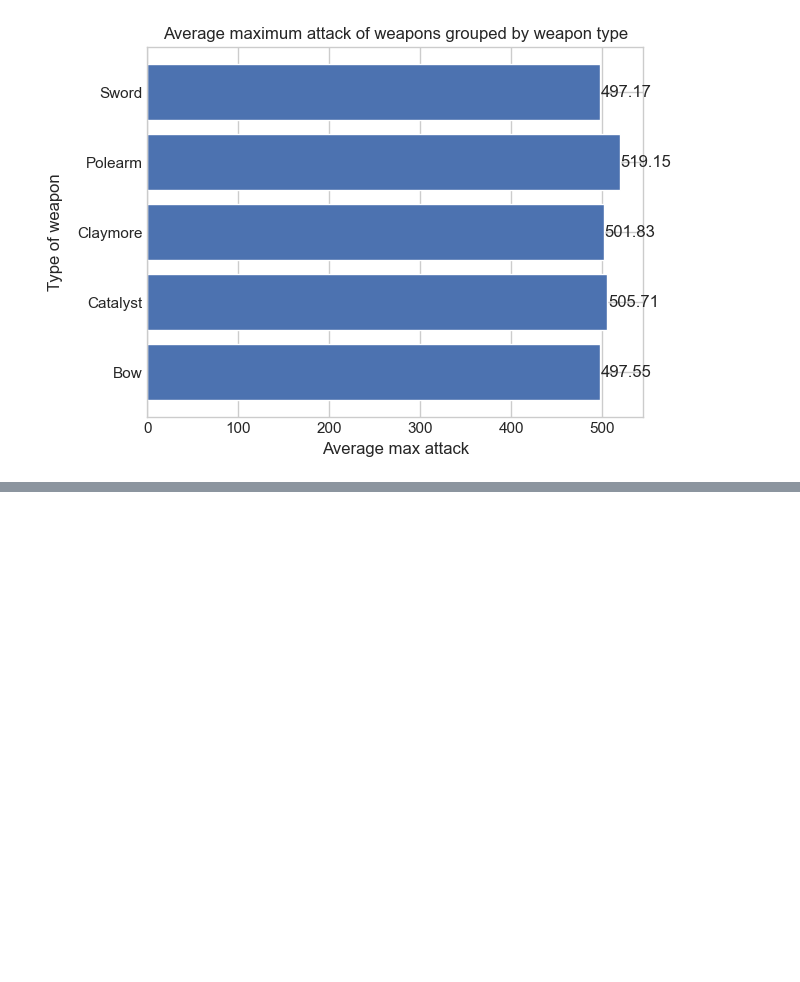
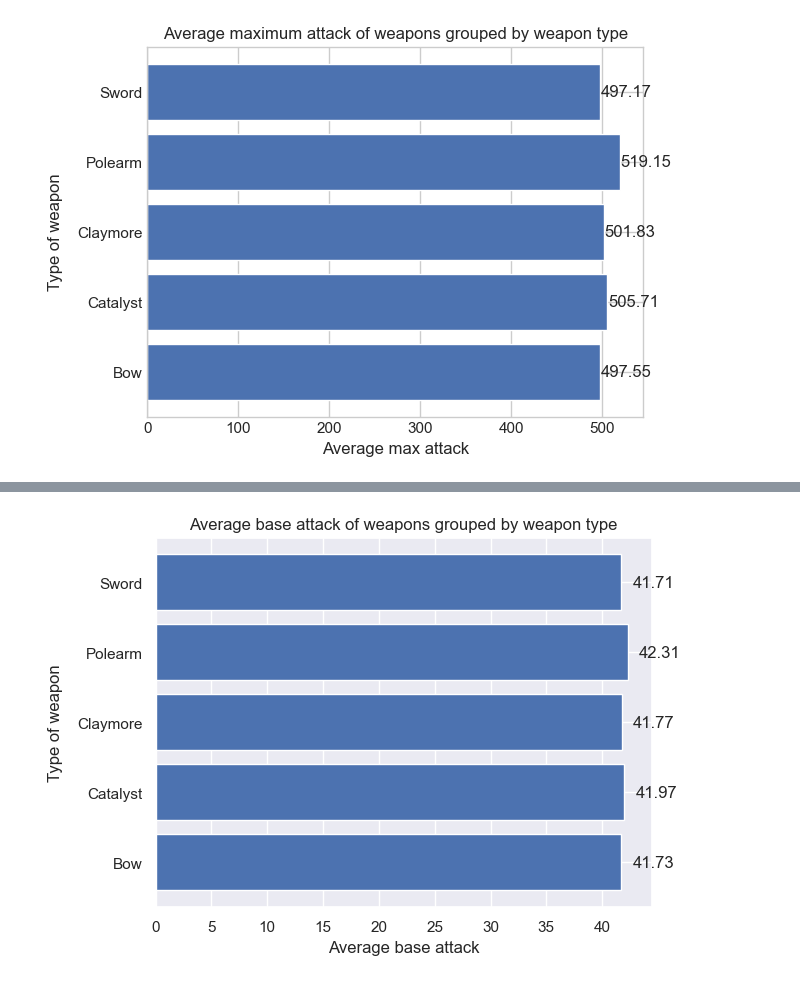
Before and after one commit to sillyEjevika/jupyter_notebook_LoginovaVN, a Jupyter notebook: Loginova VN.ipynb, the cells around one changed output, grey strips where cells are left out. Drawn from its saved outputs; the diff is of its cells as text; code cells hidden in the pictures; blank space fills up the shorter version.

```diff
--- a/Loginova VN.ipynb
+++ b/Loginova VN.ipynb
@@ -100,0 +139,11 @@ plt.show()
+# %%
+mean_baseatk_by_type = df.groupby('type')['base_atk'].mean()
+plt.barh(mean_baseatk_by_type.index, mean_baseatk_by_type.values)
+for index, value in enumerate(mean_baseatk_by_type.values):
+    plt.text(value + 1, index, f"{value:.2f}", va = 'center')
+plt.title('Average base attack of weapons grouped by weapon type')
+plt.xlabel('Average base attack')
+plt.ylabel('Type of weapon', labelpad = 10)
+plt.show()
+# %% [output]
+[figure, added]
```
Also changed, not shown: parts of 3 cells of this notebook.
